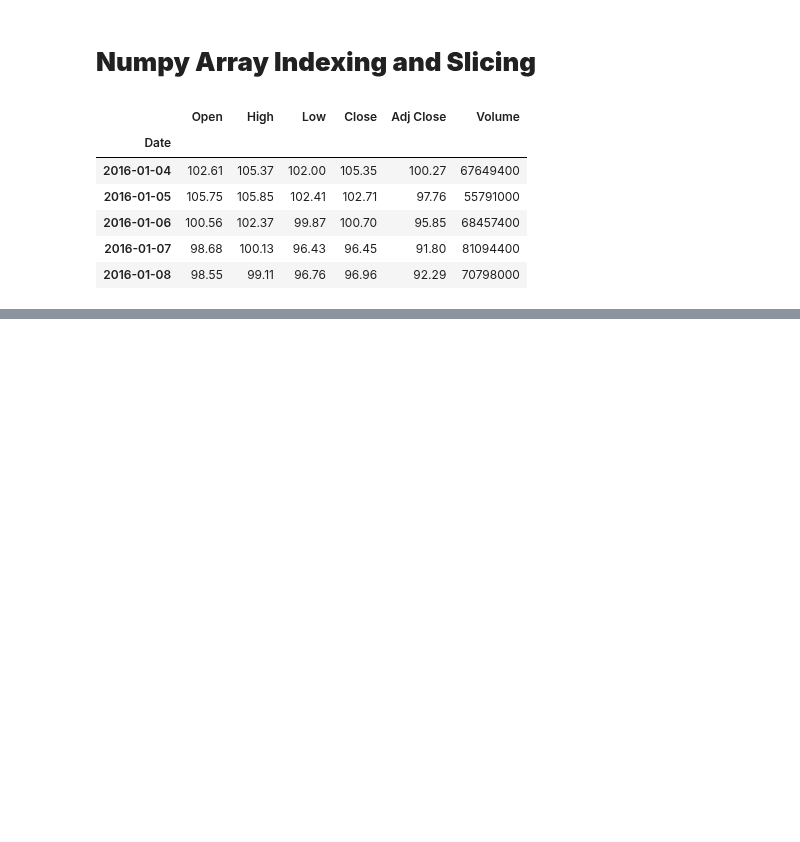
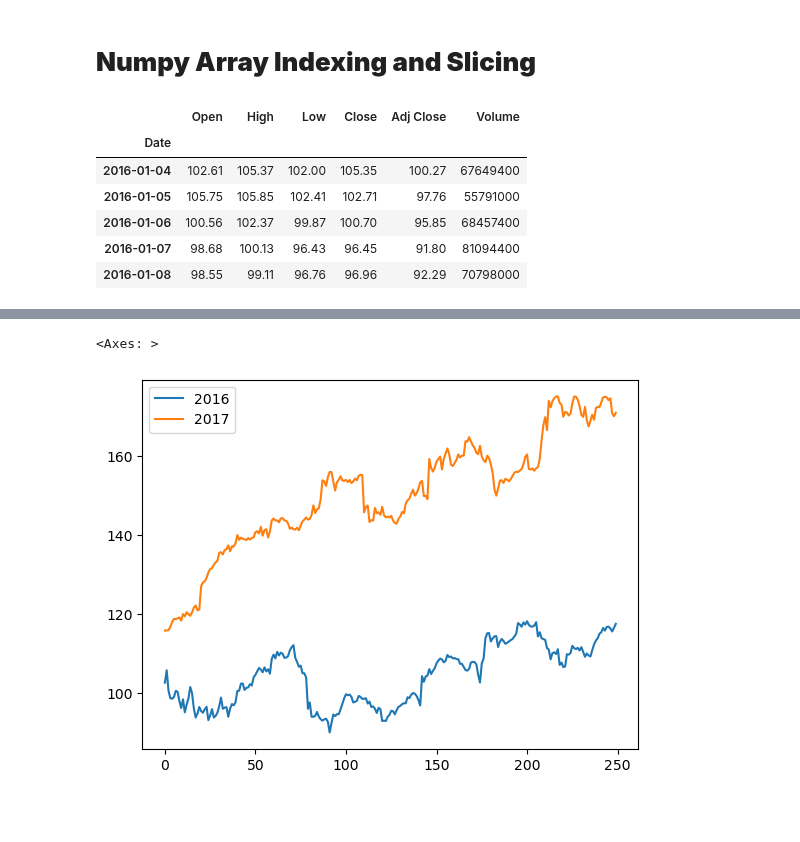
Before and after one commit to delinuxist/python_introduction, a Jupyter notebook: python_day-2_labs.ipynb, the cells around one changed output, grey strips where cells are left out. Cells and saved outputs as stored; diff of their text form; code cells hidden in the pictures; blank space fills up the shorter version.

```diff
--- a/python_day-2_labs.ipynb
+++ b/python_day-2_labs.ipynb
@@ -139,0 +148,10 @@ print((projection[0]*(100+10)/100)[1:10],(projection[1]*(100+20)/100)[1:10])
+# %%
+newData = pd.DataFrame()
+newData['2016'] = apple_stocks_16['Open']
+newData['2017'] = apple_stocks_17_trimmed['Open']
+newData.plot()
+# %% [output]
+<Axes: >
+[figure, added]
+# %% [markdown]
+#
```
Also changed, not shown: parts of 12 cells of this notebook.
